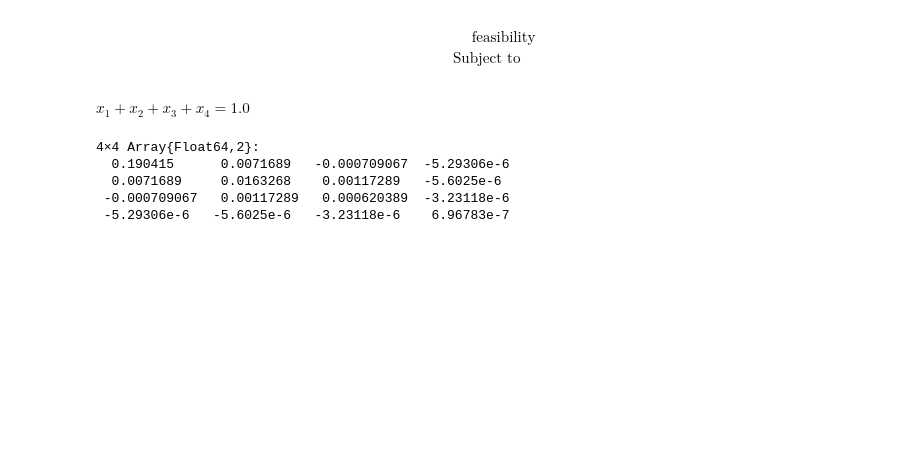
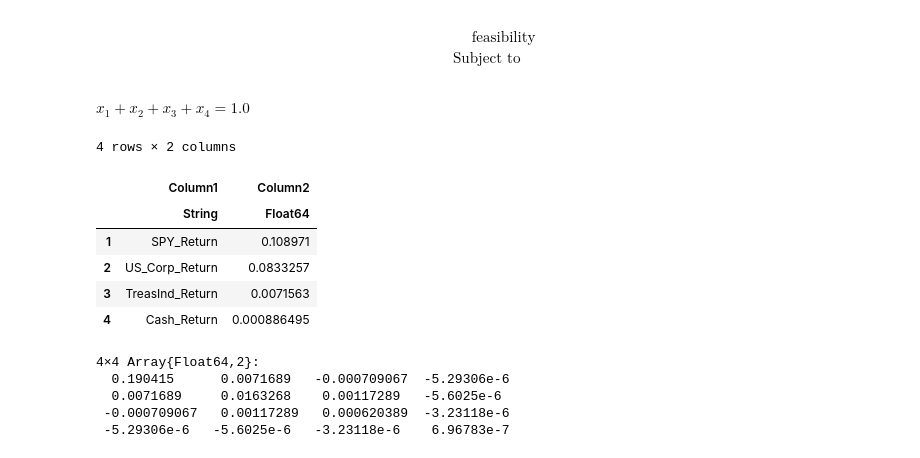
Before and after one commit to abishalom/EnhancedScenarioAnalysis-15.780, a Jupyter notebook: Portfolio_Opt.ipynb, the cells around one changed output. Cells and saved outputs as stored; diff of their text form; code cells hidden in the pictures; blank space fills up the shorter version.

```diff
--- a/Portfolio_Opt.ipynb
+++ b/Portfolio_Opt.ipynb
@@ -33,6 +33,16 @@ num_assets = 4
 @constraint(m, sum(x[i] for i=1:num_assets) == 1)
 # %% [output]
 $ x_{1} + x_{2} + x_{3} + x_{4} = 1.0 $
+# %%
+CSV.read("data/Weak_ExpReturns.csv", header=0)
+# %% [output]
+4 rows × 2 columns
+|  | Column1 | Column2 |
+|  | String | Float64 |
+| 1 | SPY_Return | 0.108971 |
+| 2 | US_Corp_Return | 0.0833257 |
+| 3 | TreasInd_Return | 0.0071563 |
+| 4 | Cash_Return | 0.000886495 |
 # %%
 #Have to load the data.
 weak_mu = CSV.read("data/Weak_ExpReturns.csv", header=0)[:, 2]
```
Also changed, not shown: parts of 4 cells of this notebook, 1 other file.
